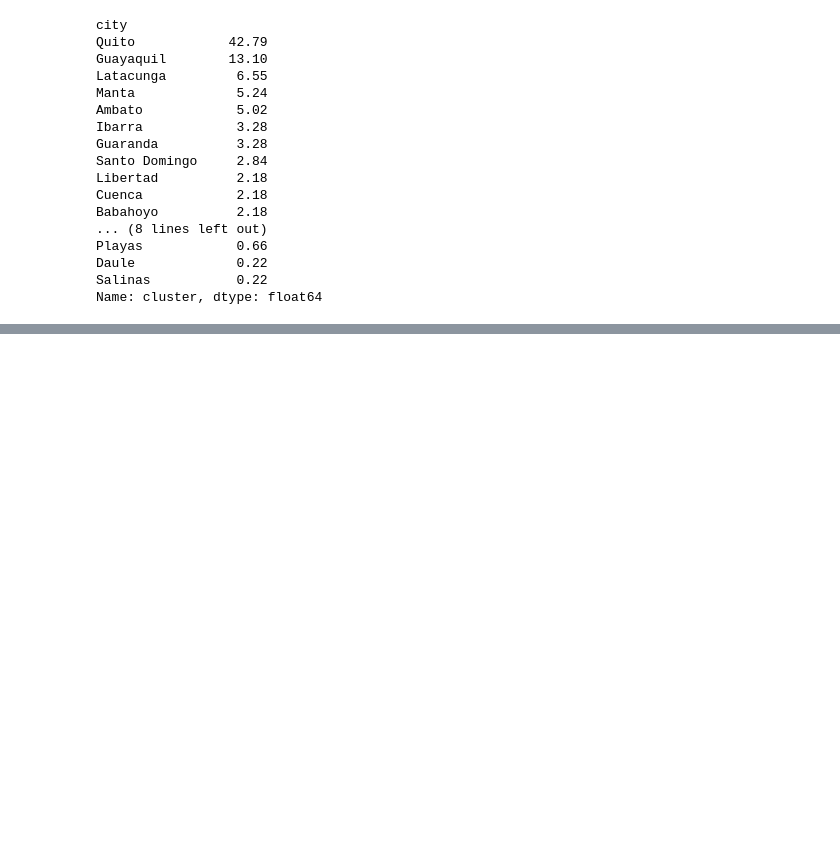
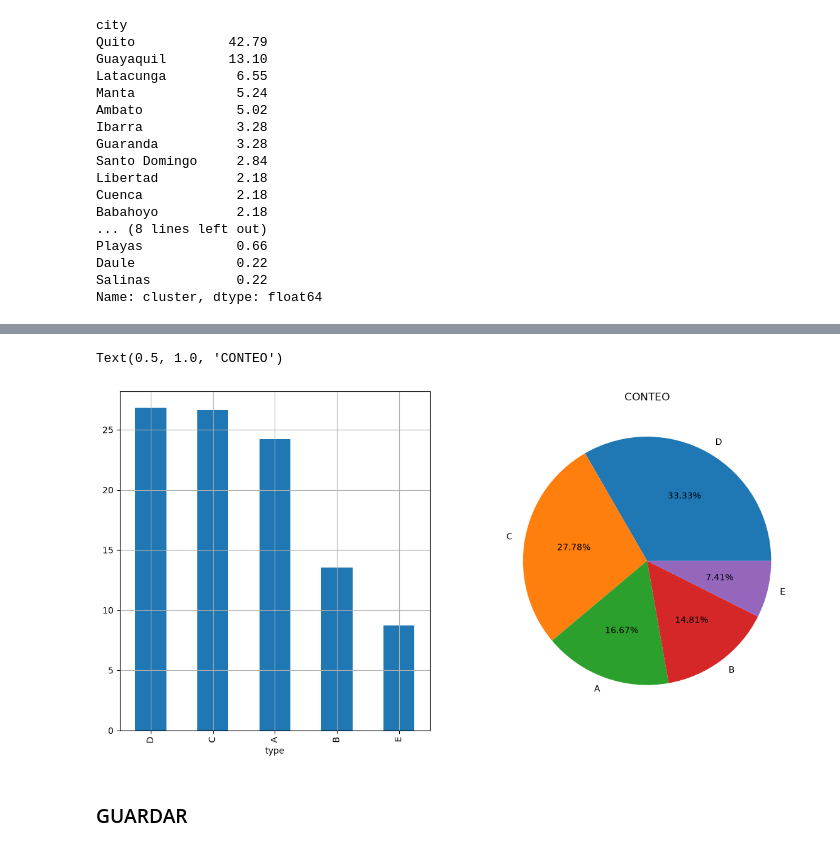
Before and after one commit to Humberto1212-salazar/Modelo-Forecasting, a Jupyter notebook: notebook/stores.ipynb, the cells around one changed output, grey strips where cells are left out. Cells and saved outputs as stored; diff of their text form; code cells hidden in the pictures; blank space fills up the shorter version.

```diff
--- a/notebook/stores.ipynb
+++ b/notebook/stores.ipynb
@@ -158,0 +214,12 @@ Name: cluster, dtype: float64
+# %%
+fig,ax=plt.subplots(1,2,figsize=(14,7))
+df.groupby("type")["cluster"].sum().div(df["cluster"].sum()).mul(100).round(2).sort_values(ascending=False).plot(kind="bar",ax=ax[0])
+ax[0].grid()
+df["type"].value_counts().plot(kind="pie",autopct="%.2f%%",ax=ax[1])
+ax[1].grid()
+ax[1].set_title('CONTEO')
+# %% [output]
+Text(0.5, 1.0, 'CONTEO')
+[figure, added]
+# %% [markdown]
+### GUARDAR
```
Also changed, not shown: parts of 8 cells of this notebook, 1 other file.
